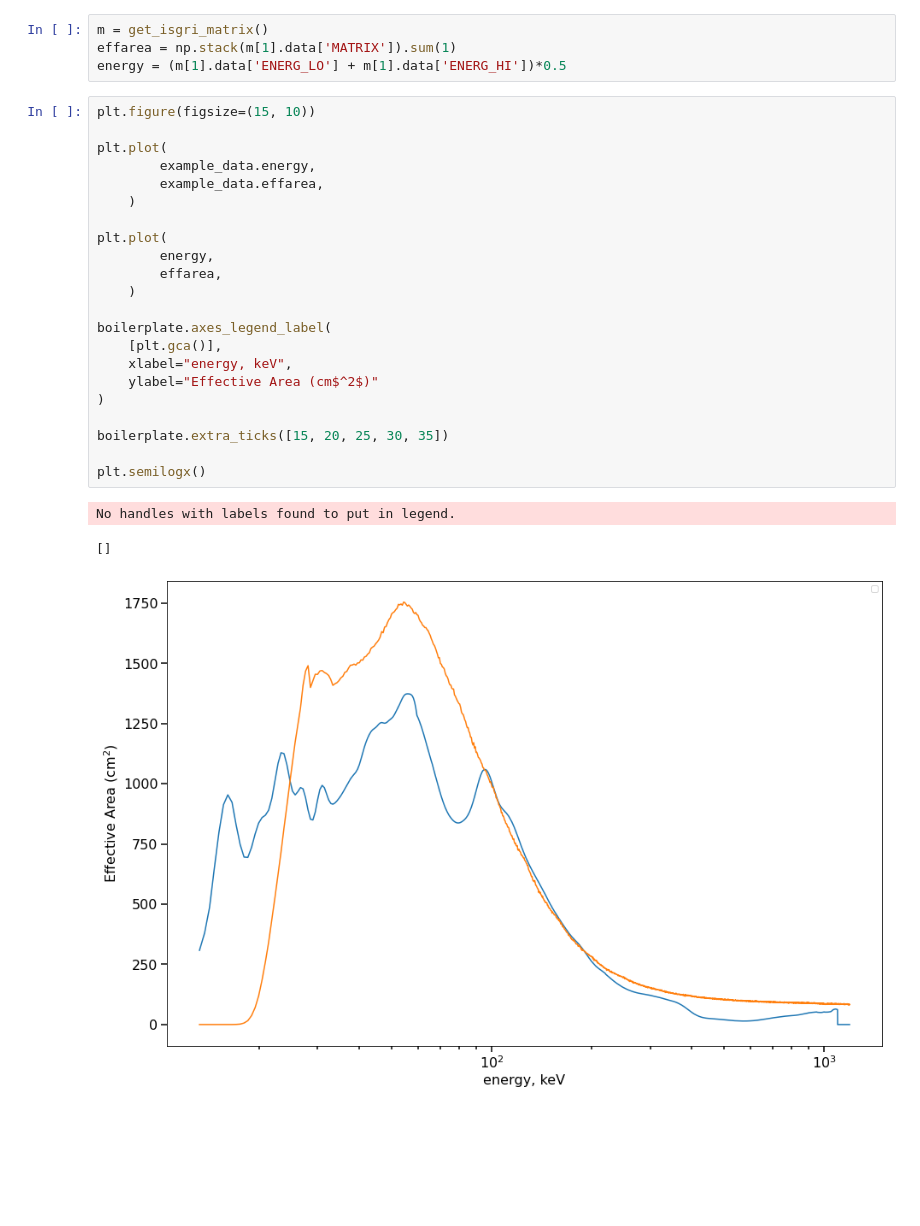
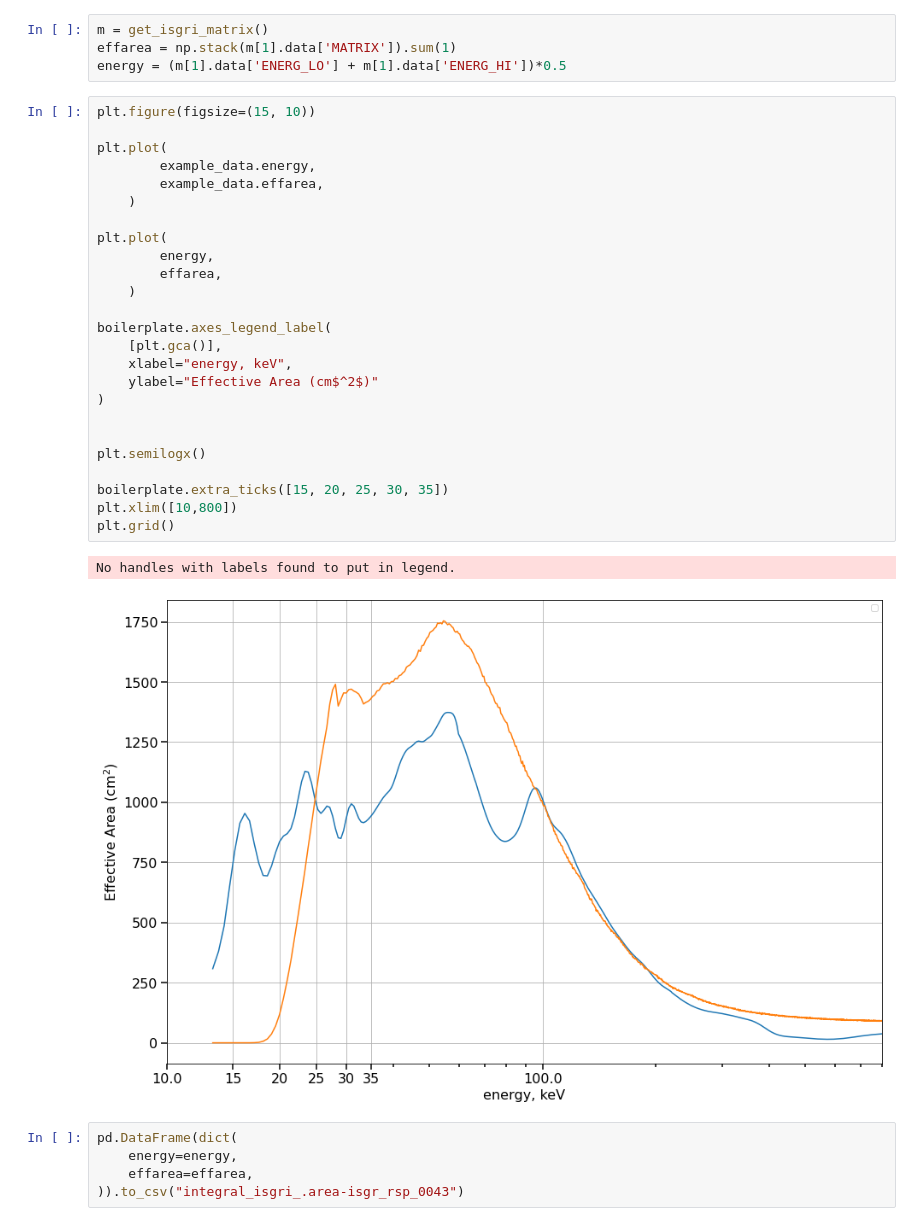
Before and after one commit to volodymyrss/integral-pimms-data, a Jupyter notebook: derive-integral-data.ipynb, the cells around one changed output. Saved outputs shown, nothing was run; the diff lists cells and outputs as text; blank space fills up the shorter version.

```diff
--- a/derive-integral-data.ipynb
+++ b/derive-integral-data.ipynb
@@ -26,26 +26,33 @@ energy = (m[1].data['ENERG_LO'] + m[1].data['ENERG_HI'])*0.5
 # %%
 plt.figure(figsize=(15, 10))
 
 plt.plot(
         example_data.energy,
         example_data.effarea,
     )
 
 plt.plot(
         energy,
         effarea,
     )
 
 boilerplate.axes_legend_label(
     [plt.gca()],
     xlabel="energy, keV",
     ylabel="Effective Area (cm$^2$)"
 )
 
-boilerplate.extra_ticks([15, 20, 25, 30, 35])
 
 plt.semilogx()
+
+boilerplate.extra_ticks([15, 20, 25, 30, 35])
+plt.xlim([10,800])
+plt.grid()
 # %% [output]
 No handles with labels found to put in legend.
-[]
-[figure, old version]
+[figure, new version]
+# %%
+pd.DataFrame(dict(
+    energy=energy,
+    effarea=effarea,
+)).to_csv("integral_isgri_.area-isgr_rsp_0043")
```
Also changed, not shown: 1 other file.
